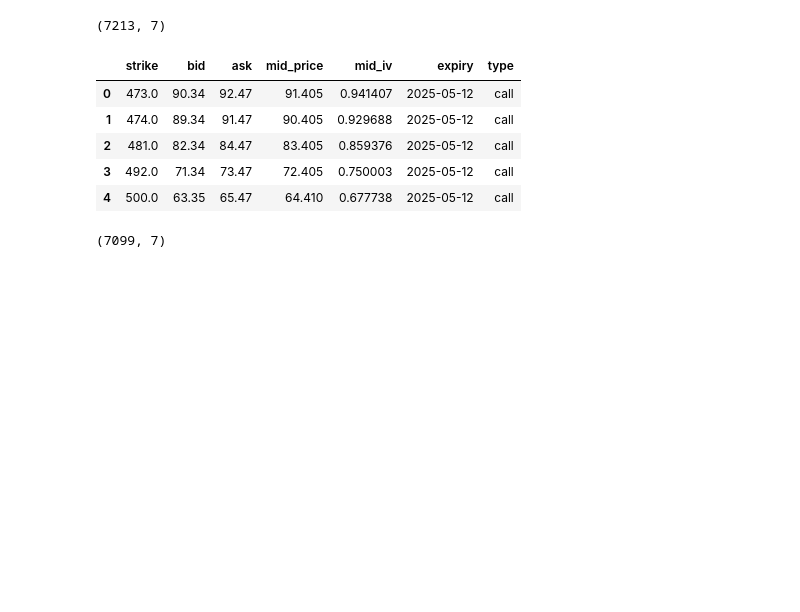
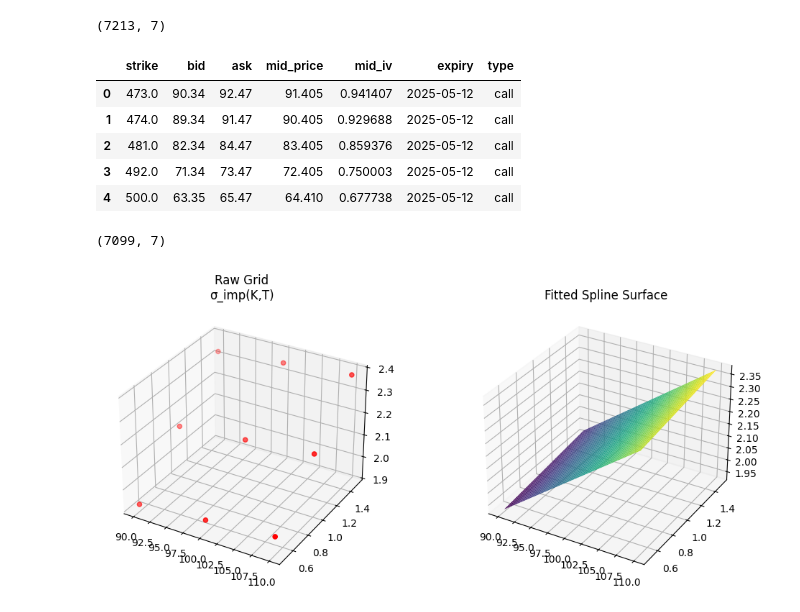
Before and after one commit to FallenElias/LSV-PRICER, a Jupyter notebook: testing.ipynb, the cells around one changed output. Cells and saved outputs as stored; diff of their text form; code cells hidden in the pictures; blank space fills up the shorter version.

```diff
--- a/testing.ipynb
+++ b/testing.ipynb
@@ -35,3 +35,39 @@ YF.download() has changed argument auto_adjust default to True
 | 3 | 492.0 | 71.34 | 73.47 | 72.405 | 0.750003 | 2025-05-12 | call |
 | 4 | 500.0 | 63.35 | 65.47 | 64.410 | 0.677738 | 2025-05-12 | call |
 (7099, 7)
+# %%
+import numpy as np
+import matplotlib.pyplot as plt
+from model.surface import fit_iv_surface
+
+# 1. Construct a toy surface
+Ks = np.array([90, 100, 110])
+Ts = np.array([0.5, 1.0, 1.5])
+IV = np.empty((len(Ts), len(Ks)))
+for i, T in enumerate(Ts):
+    for j, K in enumerate(Ks):
+        IV[i, j] = 0.1 + 0.02*K + 0.05*T
+
+# 2. Fit the spline
+iv_func = fit_iv_surface(Ks, Ts, IV, kx=1, ky=1)
+
+# 3. Build a dense evaluation grid
+Kg = np.linspace(90, 110, 50)
+Tg = np.linspace(0.5, 1.5, 50)
+KK, TT = np.meshgrid(Kg, Tg)
+ZZ = np.vectorize(iv_func)(KK, TT)
+
+# 4. Plot
+fig = plt.figure(figsize=(12,5))
+
+ax1 = fig.add_subplot(1,2,1, projection='3d')
+ax1.scatter(np.repeat(Ks, len(Ts)), np.tile(Ts, len(Ks)), IV.ravel(), color='r')
+ax1.set_title("Raw Grid\nσ_imp(K,T)")
+
+ax2 = fig.add_subplot(1,2,2, projection='3d')
+ax2.plot_surface(KK, TT, ZZ, cmap='viridis', edgecolor='none')
+ax2.set_title("Fitted Spline Surface")
+
+plt.show()
+# %% [output]
+[figure, added]
```
Also changed, not shown: parts of 1 cell of this notebook, 4 other files.
